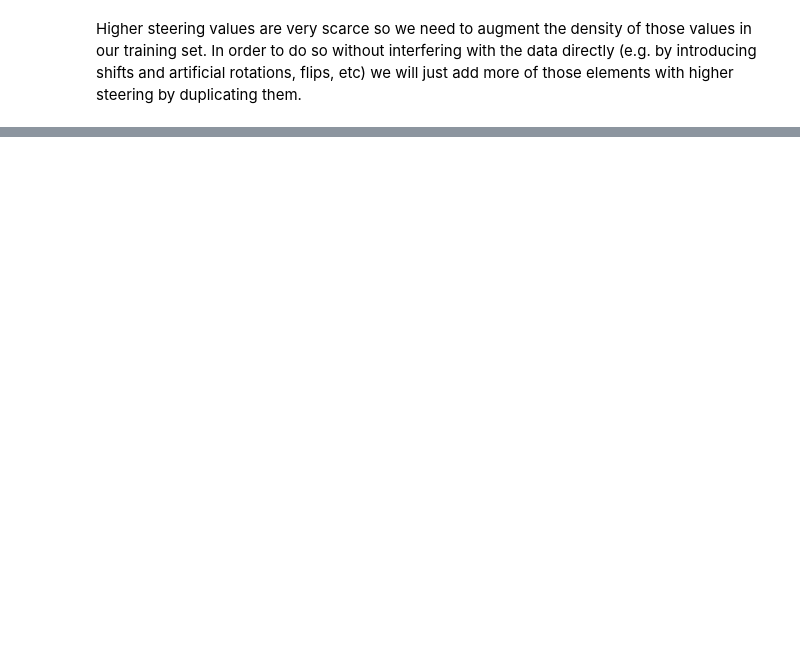
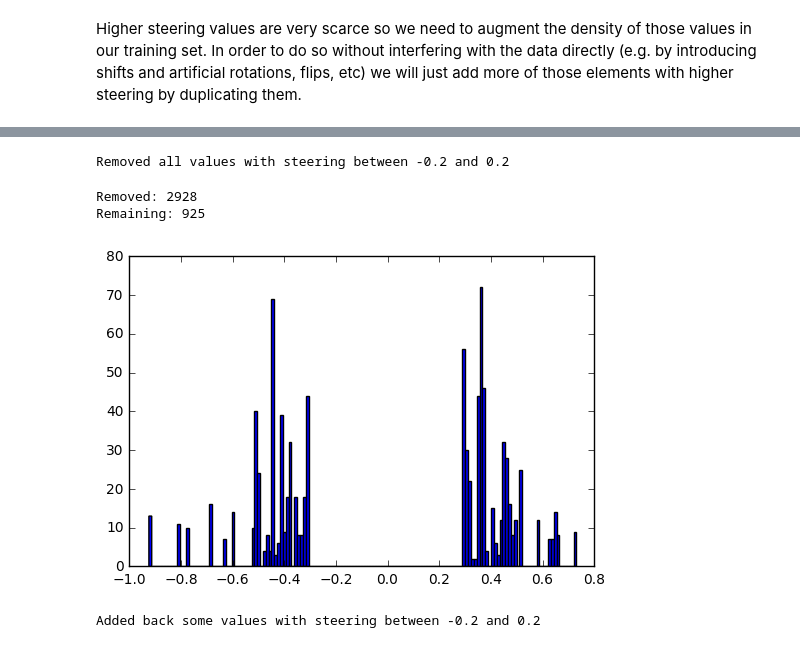
Before and after one commit to ganwy2016/Behaviour_Cloning, a Jupyter notebook: model.ipynb, the cells around one changed output, grey strips where cells are left out. Saved outputs shown, nothing was run; the diff lists cells and outputs as text; code cells hidden in the pictures; blank space fills up the shorter version.

```diff
--- a/model.ipynb
+++ b/model.ipynb
@@ -256,11 +140,0 @@ labels saved to pickle file
-# %%
-import pickle
-# read data from pickle files
-
-with open('data.p','rb') as rfp:
-    data = pickle.load(rfp)
-y_train = []
-with open('labels.p','rb') as rfp:
-    labels = pickle.load(rfp)
-print(len(data))
-print(len(labels))
@@ -413,0 +192,44 @@ Model saved to file.
+# %%
+# there are still a lot of images between -0.2 and 0.2
+# we can remove most of them
+# 1) copy those values to the zero_values array
+# 2) copy the non zero values to the train_crop array
+# 3) add just a few random zero values to the final array
+X_removed = []
+y_removed = []
+X_remaining = []
+y_remaining = []
+for i in range(len(X_train_aug)):
+    if y_train_aug[i] > -0.3 and y_train_aug[i] < 0.3:
+        X_removed.append(X_train_aug[i])
+        y_removed.append(y_train_aug[i])
+    else:
+        X_remaining.append(X_train_aug[i])
+        y_remaining.append(y_train_aug[i])
+print('Removed all values with steering between -0.2 and 0.2')
+# %% [output]
+Removed all values with steering between -0.2 and 0.2
+# %%
+print ('Removed:',len(y_removed))
+print ('Remaining:',len(y_remaining))
+# %% [output]
+Removed: 2928
+Remaining: 925
+# %%
+# examine data again
+plt.hist(y_remaining,150)
+plt.show()
+# %% [output]
+[figure, added]
+# %%
+#add some random values back
+import random
+batch_size = 200
+index = np.random.choice(len(y_removed), size=batch_size, replace=False)
+
+for i in index:
+    X_remaining.append(X_removed[i])
+    y_remaining.append(y_removed[i])
+print('Added back some values with steering between -0.2 and 0.2')
+# %% [output]
+Added back some values with steering between -0.2 and 0.2
```
Also changed, not shown: parts of 41 cells of this notebook, 4 other files.
